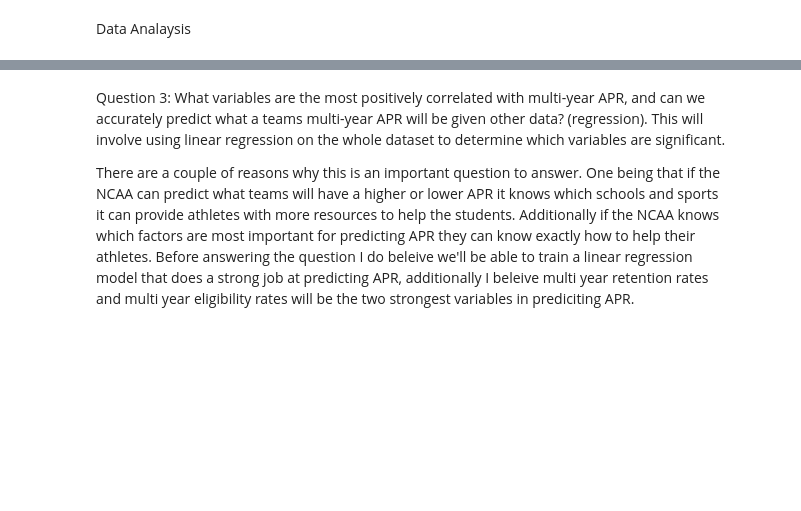
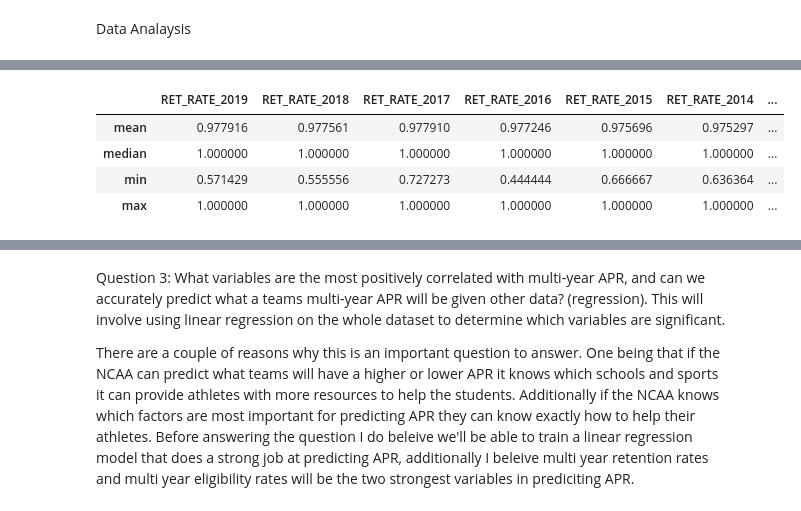
Before and after one commit to Ngilbert0807/DIDA_325_Final-project, a Jupyter notebook: Checkpoints/Checkpoint 3.ipynb, the cells around one changed output, grey strips where cells are left out. Saved outputs shown, nothing was run; the diff lists cells and outputs as text; code cells hidden in the pictures; blank space fills up the shorter version.

```diff
--- a/Checkpoints/Checkpoint 3.ipynb
+++ b/Checkpoints/Checkpoint 3.ipynb
@@ -81,0 +115,27 @@ Data Analaysis
+# %%
+data_ret[['RET_RATE_2019', 'RET_RATE_2018', 'RET_RATE_2017', 'RET_RATE_2016',
+       'RET_RATE_2015', 'RET_RATE_2014', 'RET_RATE_2013', 'RET_RATE_2012',
+       'RET_RATE_2011', 'RET_RATE_2010', 'RET_RATE_2009', 'RET_RATE_2008',
+       'RET_RATE_2007', 'RET_RATE_2006', 'RET_RATE_2005', 'RET_RATE_2004']].apply({"RET_RATE_2019":["mean","median","min","max"],
+                                        "RET_RATE_2018":["mean","median","min","max"],
+                                        "RET_RATE_2017":["mean","median","min","max"],
+
+                                        "RET_RATE_2016":["mean","median","min","max"],
+                                        "RET_RATE_2015":["mean","median","min","max"],
+                                        "RET_RATE_2014":["mean","median","min","max"],
+                                        "RET_RATE_2013":["mean","median","min","max"],
+                                        "RET_RATE_2012":["mean","median","min","max"],
+                                        "RET_RATE_2011":["mean","median","min","max"],
+                                        "RET_RATE_2010":["mean","median","min","max"],
+                                        "RET_RATE_2009":["mean","median","min","max"],
+                                        "RET_RATE_2008":["mean","median","min","max"],
+                                         "RET_RATE_2007":["mean","median","min","max"],
+                                         "RET_RATE_2006":["mean","median","min","max"],
+                                         "RET_RATE_2005":["mean","median","min","max"],
+                                         "RET_RATE_2004":["mean","median","min","max"]})
+# %% [output]
+|  | RET_RATE_2019 | RET_RATE_2018 | RET_RATE_2017 | RET_RATE_2016 | RET_RATE_2015 | RET_RATE_2014 | ... |
+| mean | 0.977916 | 0.977561 | 0.977910 | 0.977246 | 0.975696 | 0.975297 | ... |
+| median | 1.000000 | 1.000000 | 1.000000 | 1.000000 | 1.000000 | 1.000000 | ... |
+| min | 0.571429 | 0.555556 | 0.727273 | 0.444444 | 0.666667 | 0.636364 | ... |
+| max | 1.000000 | 1.000000 | 1.000000 | 1.000000 | 1.000000 | 1.000000 | ... |
```
Also changed, not shown: parts of 15 cells of this notebook.
